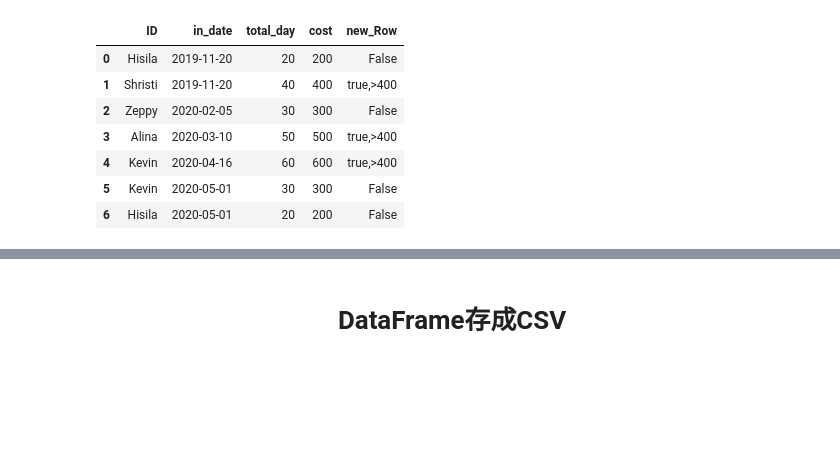
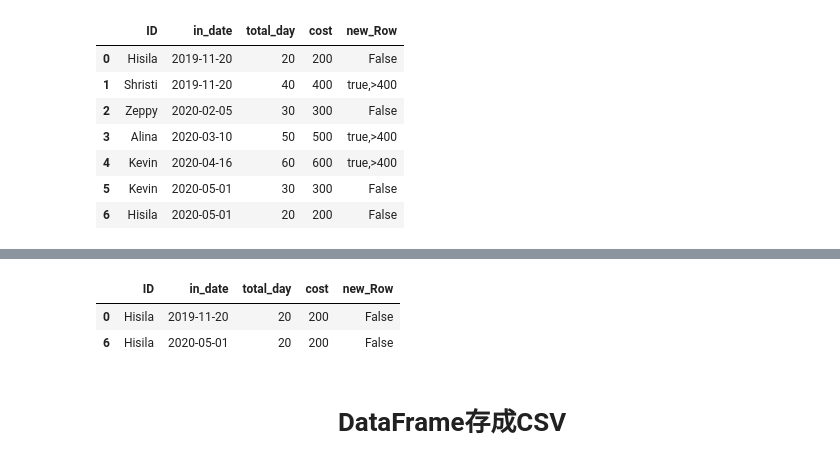
Before and after one commit to MaiKau/Pandas, a Jupyter notebook: Pandas(df).ipynb, the cells around one changed output, grey strips where cells are left out. Saved outputs shown, nothing was run; the diff lists cells and outputs as text; code cells hidden in the pictures; blank space fills up the shorter version.

```diff
--- a/Pandas(df).ipynb
+++ b/Pandas(df).ipynb
@@ -227,15 +225,3 @@ df
 | 4 | Kevin | 2020-04-16 | 60 | 600 | true,>400 |
 | 5 | Kevin | 2020-05-01 | 30 | 300 | False |
 | 6 | Hisila | 2020-05-01 | 20 | 200 | False |
-# %%
-#傳入我要找日期為2020年以前,且day>10,且cost>150,且new_Row=False的資訊
-a1=['in_date',"2020-01-01",'total_day',10,'cost',150,'new_Row','False']
-
-flg1 = df[a1[0]] < a1[1]
-flg2 = df[a1[2]] > a1[3]
-flg3 = df[a1[4]] > a1[5]
-flg4 = df[a1[6]] == a1[7]
-
-df   = df[flg1 & flg2 & flg3 & flg4]
-
-df
@@ -245,11 +227,0 @@ df
-# %%
-#我要找日期為2020年以前,且day>10,且cost>150,且new_Row=False
-
-flg1 = df['in_date'] < "2020-01-01"
-flg2 = df['total_day'] > 10
-flg3 = df['cost'] > 150
-flg4 = df['new_Row'] == 'False'
-
-df   = df[flg1 & flg2 & flg3 & flg4]
-
-df
@@ -259,3 +278,15 @@ df
+# %%
+# df3=df.query("in_date<'2020-01-01'| in_date>'2020-04-01' & total_day>10 & cost>150 & new_Row=='False' & ID=='Hisila'")
+# df3=df.query("in_date<'2020-01-01'& in_date>'2020-04-01' & total_day>10 & cost>150 & new_Row=='False' & ID=='Hisila'")
+str1="in_date<'2020-01-01'| in_date>'2020-04-01'"
+str2="total_day>10 & cost>150 & new_Row=='False' & ID=='Hisila'"
+
+df3=df.query(str1).query(str2)
+df3
+# %% [output]
+|  | ID | in_date | total_day | cost | new_Row |
+| 0 | Hisila | 2019-11-20 | 20 | 200 | False |
+| 6 | Hisila | 2020-05-01 | 20 | 200 | False |
 # %% [markdown]
 <h1><center>DataFrame存成CSV</center></h1>
 # %%
```
Also changed, not shown: parts of 15 cells of this notebook.
